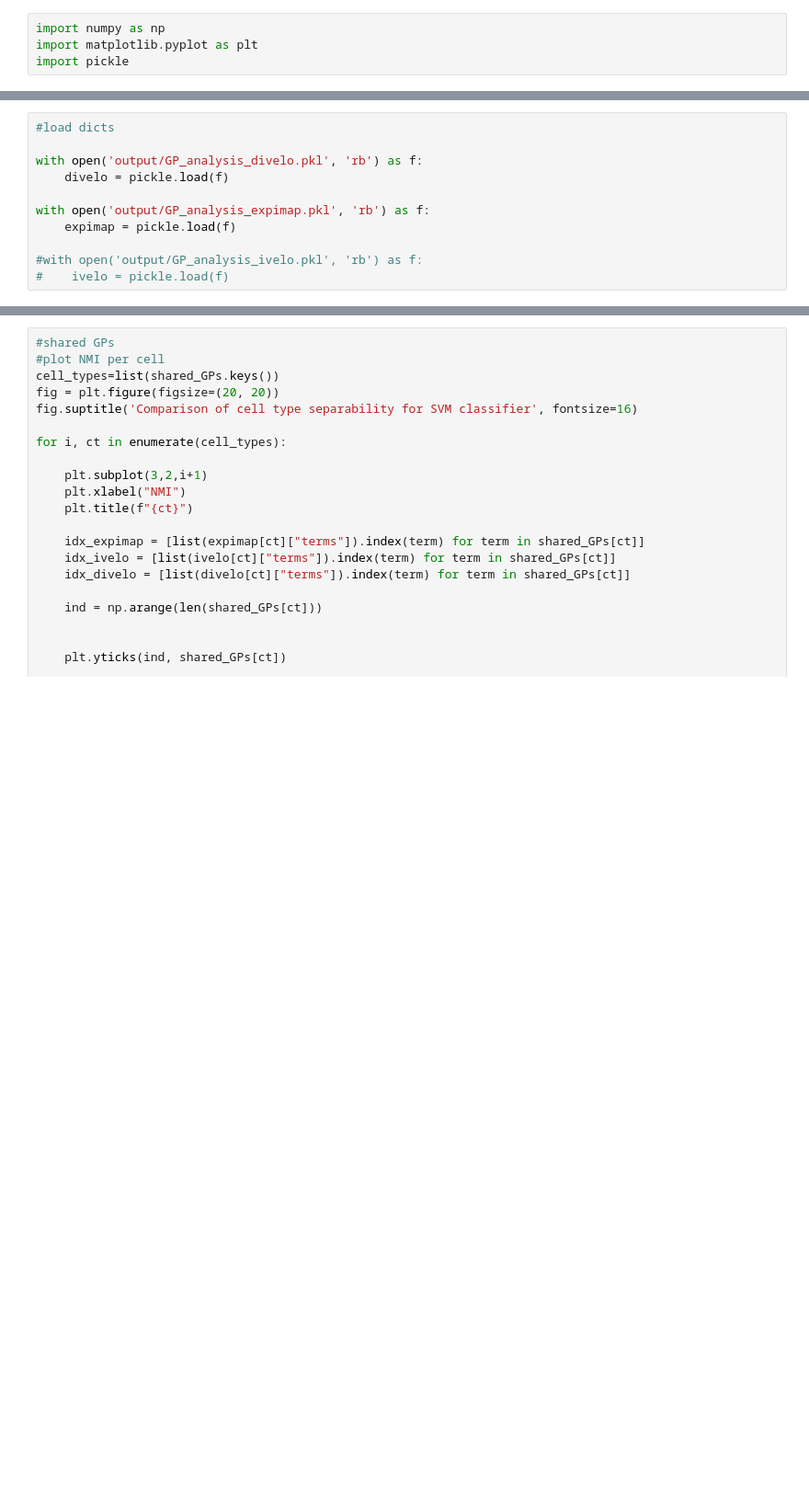
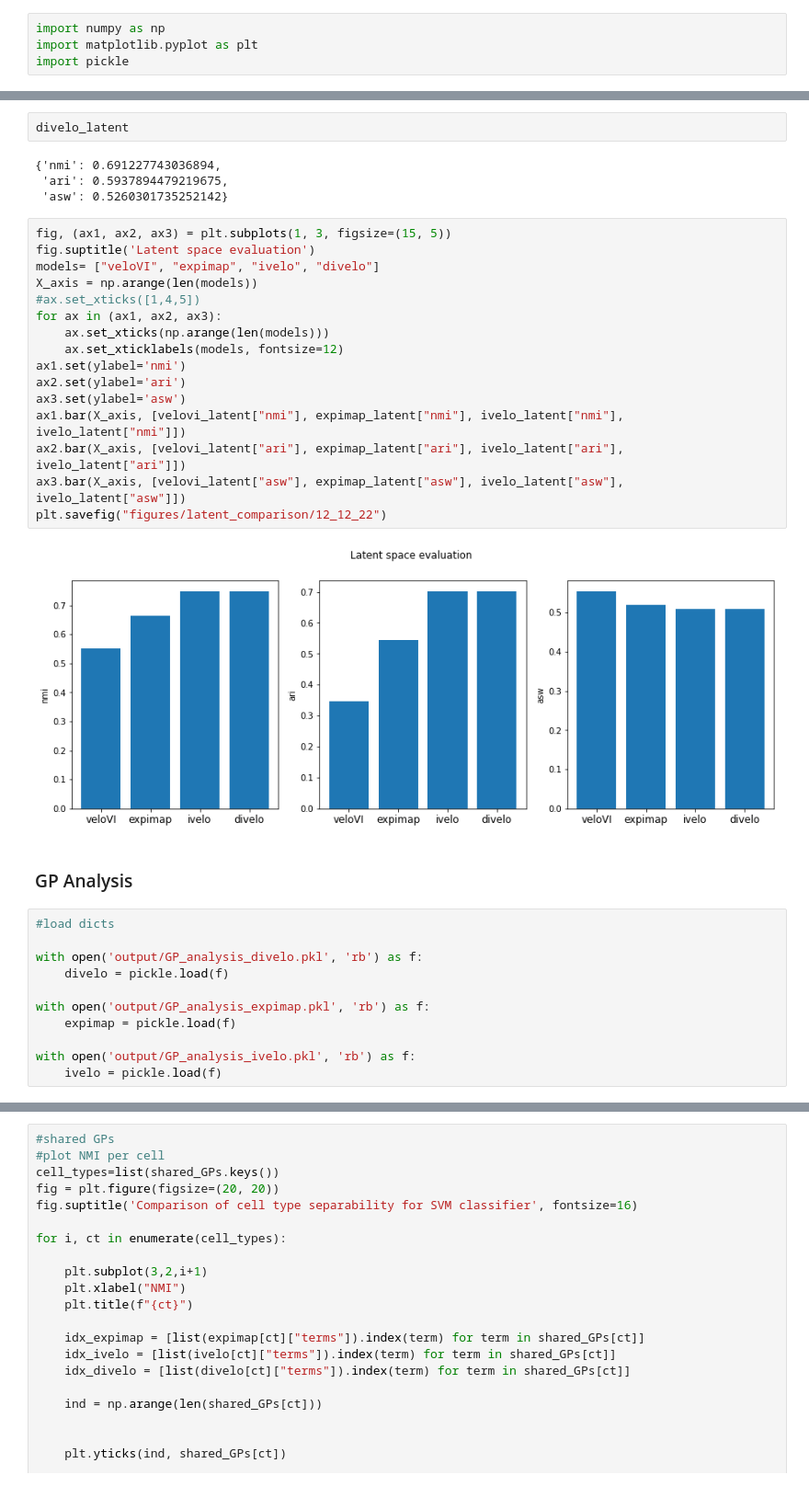
Before and after one commit to chelseabright96/velo_interpret, a Jupyter notebook: velovi/comparison.ipynb, the cells around one changed output, grey strips where cells are left out. Shown: that part at 92% size. Saved outputs shown, nothing was run; the diff lists cells and outputs as text; blank space fills up the shorter version.

```diff
--- a/velovi/comparison.ipynb
+++ b/velovi/comparison.ipynb
@@ -7,3 +21,29 @@ import pickle
+# %%
+divelo_latent
+# %% [output]
+{'nmi': 0.691227743036894,
+ 'ari': 0.5937894479219675,
+ 'asw': 0.5260301735252142}
+# %%
+fig, (ax1, ax2, ax3) = plt.subplots(1, 3, figsize=(15, 5))
+fig.suptitle('Latent space evaluation')
+models= ["veloVI", "expimap", "ivelo", "divelo"]
+X_axis = np.arange(len(models))
+#ax.set_xticks([1,4,5])
+for ax in (ax1, ax2, ax3):
+    ax.set_xticks(np.arange(len(models)))
+    ax.set_xticklabels(models, fontsize=12)
+ax1.set(ylabel='nmi')
+ax2.set(ylabel='ari')
+ax3.set(ylabel='asw')
+ax1.bar(X_axis, [velovi_latent["nmi"], expimap_latent["nmi"], ivelo_latent["nmi"], ivelo_latent["nmi"]])
+ax2.bar(X_axis, [velovi_latent["ari"], expimap_latent["ari"], ivelo_latent["ari"], ivelo_latent["ari"]])
+ax3.bar(X_axis, [velovi_latent["asw"], expimap_latent["asw"], ivelo_latent["asw"], ivelo_latent["asw"]])
+plt.savefig("figures/latent_comparison/12_12_22")
+# %% [output]
+[figure, added]
+# %% [markdown]
+### GP Analysis
 # %%
 #load dicts
 
@@ -13,8 +53,8 @@ with open('output/GP_analysis_divelo.pkl', 'rb') as f:
 with open('output/GP_analysis_expimap.pkl', 'rb') as f:
     expimap = pickle.load(f)
 
-#with open('output/GP_analysis_ivelo.pkl', 'rb') as f:
-#    ivelo = pickle.load(f)
+with open('output/GP_analysis_ivelo.pkl', 'rb') as f:
+    ivelo = pickle.load(f)
 # %%
 #plot no of sig GPs per cell
 
```
Also changed, not shown: parts of 12 cells of this notebook, 22 other files.
